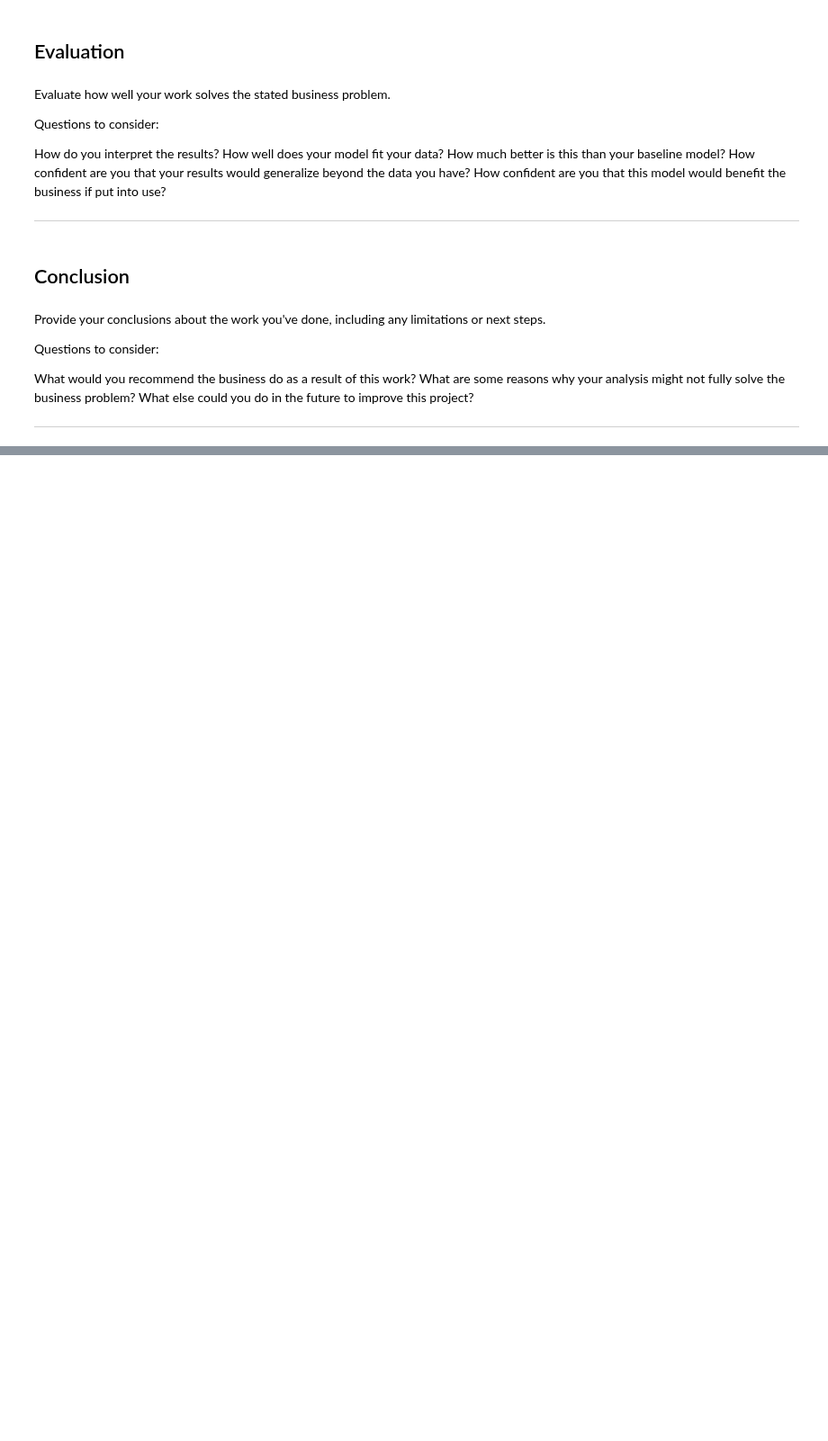
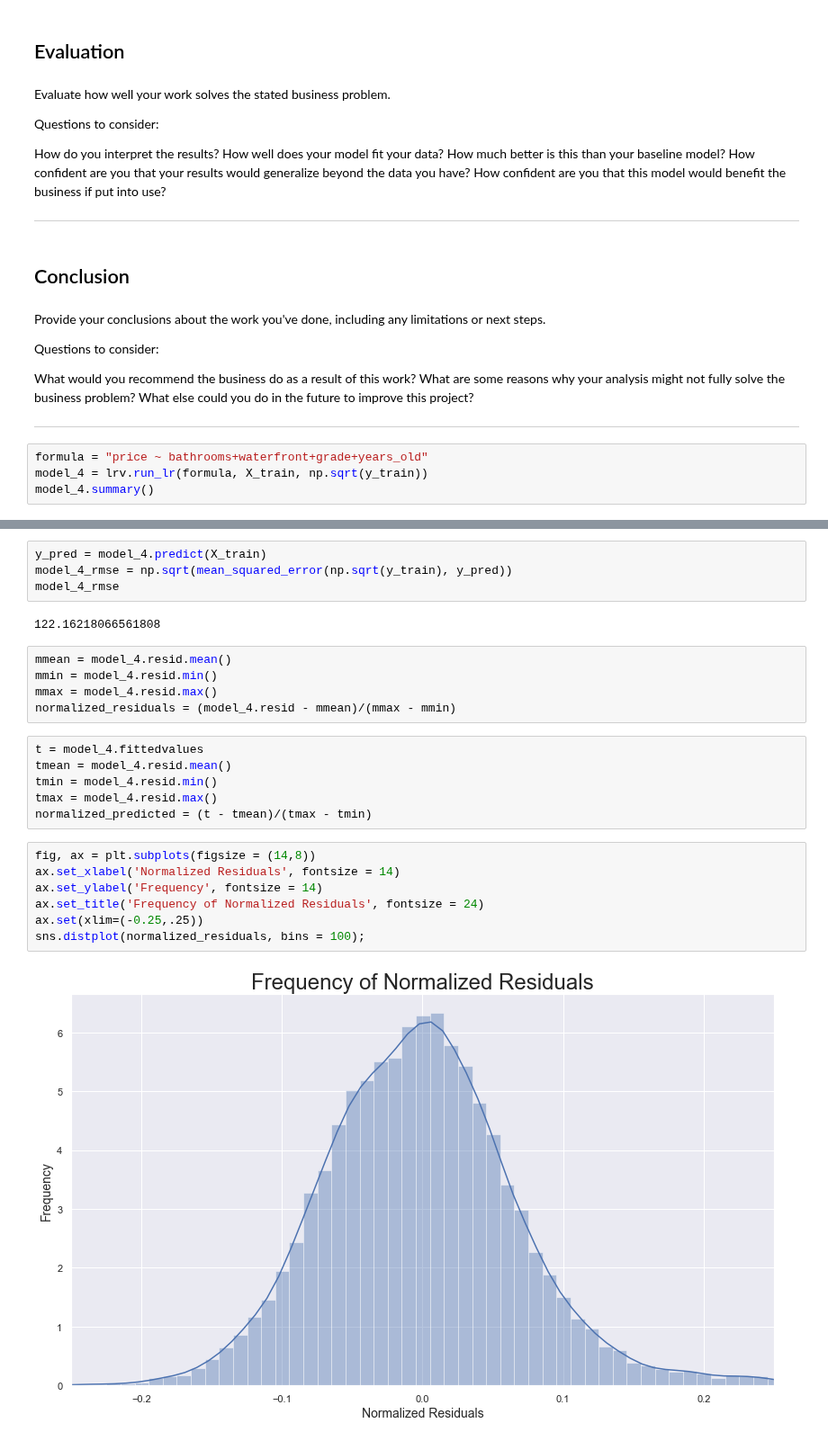
Before and after one commit to griffinhundley/predicting-housing-prices, a Jupyter notebook: Final_Notebook.ipynb, the cells around one changed output, grey strips where cells are left out. Shown at 90% size. Drawn from its saved outputs; the diff is of its cells as text; blank space fills up the shorter version.

```diff
--- a/Final_Notebook.ipynb
+++ b/Final_Notebook.ipynb
@@ -507,3 +521,7 @@ What are some reasons why your analysis might not fully solve the business probl
 What else could you do in the future to improve this project?
 
 ***
+# %%
+formula = "price ~ bathrooms+waterfront+grade+years_old"
+model_4 = lrv.run_lr(formula, X_train, np.sqrt(y_train))
+model_4.summary()
@@ -509,0 +551,26 @@ What else could you do in the future to improve this project?
+# %%
+y_pred = model_4.predict(X_train)
+model_4_rmse = np.sqrt(mean_squared_error(np.sqrt(y_train), y_pred))
+model_4_rmse
+# %% [output]
+122.16218066561808
+# %%
+mmean = model_4.resid.mean()
+mmin = model_4.resid.min()
+mmax = model_4.resid.max()
+normalized_residuals = (model_4.resid - mmean)/(mmax - mmin)
+# %%
+t = model_4.fittedvalues
+tmean = model_4.resid.mean()
+tmin = model_4.resid.min()
+tmax = model_4.resid.max()
+normalized_predicted = (t - tmean)/(tmax - tmin)
+# %%
+fig, ax = plt.subplots(figsize = (14,8))
+ax.set_xlabel('Normalized Residuals', fontsize = 14)
+ax.set_ylabel('Frequency', fontsize = 14)
+ax.set_title('Frequency of Normalized Residuals', fontsize = 24)
+ax.set(xlim=(-0.25,.25))
+sns.distplot(normalized_residuals, bins = 100);
+# %% [output]
+[figure, added]
```
Also changed, not shown: parts of 12 cells of this notebook.
